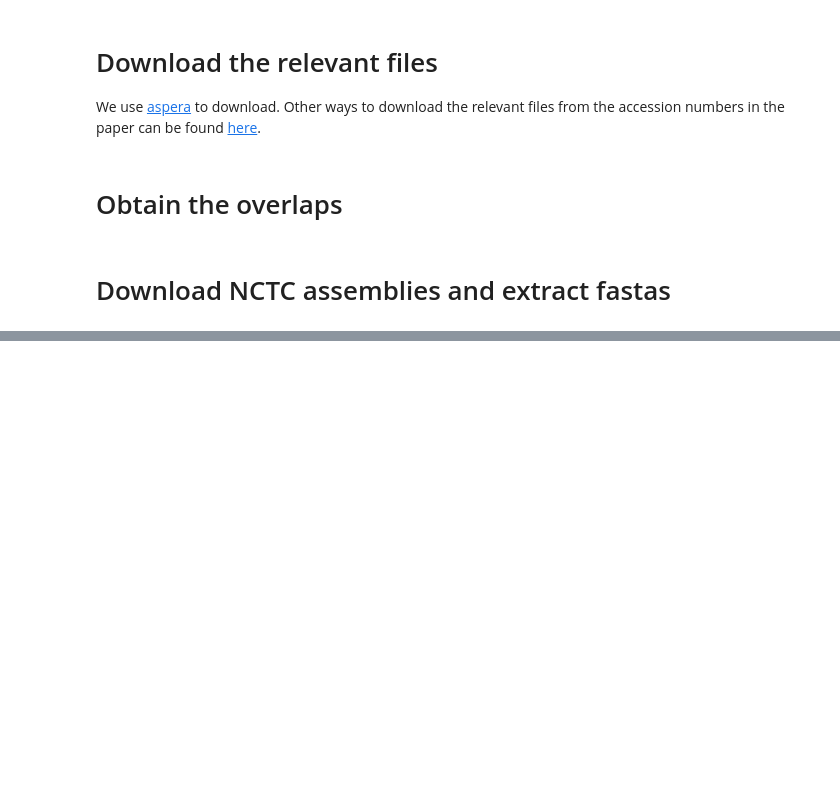
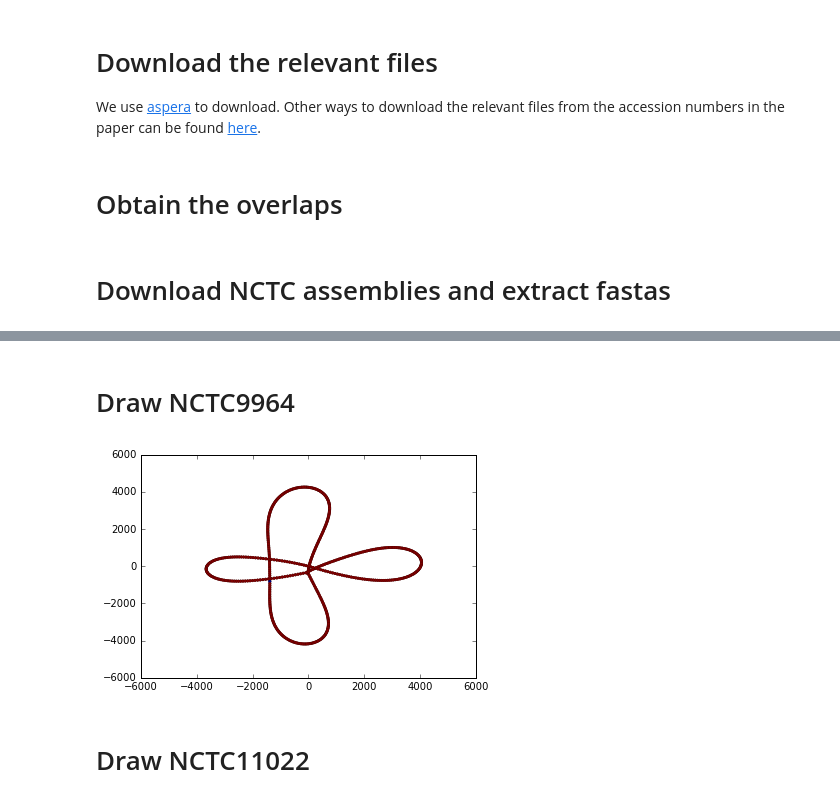
Before and after one commit to HingeAssembler/HINGE-analyses, a Jupyter notebook: HINGE_pipeline_NCTC.ipynb, the cells around one changed output, grey strips where cells are left out. Saved outputs shown, nothing was run; the diff lists cells and outputs as text; code cells hidden in the pictures; blank space fills up the shorter version.

```diff
--- a/HINGE_pipeline_NCTC.ipynb
+++ b/HINGE_pipeline_NCTC.ipynb
@@ -35,0 +66,22 @@ os.system(map_cmd)
+# %% [markdown]
+# Draw NCTC9964
+# %%
+H9964 = nx.read_graphml('data/NCTC9964/NCTC9964A.G2c.graphml')
+G9964 = H9964.to_undirected()
+pos = { i : (random.random(), random.random()) for i in G9964.nodes()}
+l9964 = forceatlas2.forceatlas2_networkx_layout(G9964, pos, niter=10000)
+# %%
+color_map9964 = {}
+for x in G9964.nodes():
+
+    try:
+        color_map9964[x] = H9964.node[x.lstrip('B')]['chr']*50
+    except:
+        color_map9964[x] = 11.3
+values9964 = [color_map9964.get(node, 0.25) for node in G9964.nodes()]
+nx.draw_networkx(G9964, l9964, with_labels=False, node_color=values9964, node_size=8,linewidths=0.1)
+plt.show()
+# %% [output]
+[figure, added]
+# %% [markdown]
+# Draw NCTC11022
```
Also changed, not shown: parts of 10 cells of this notebook.
